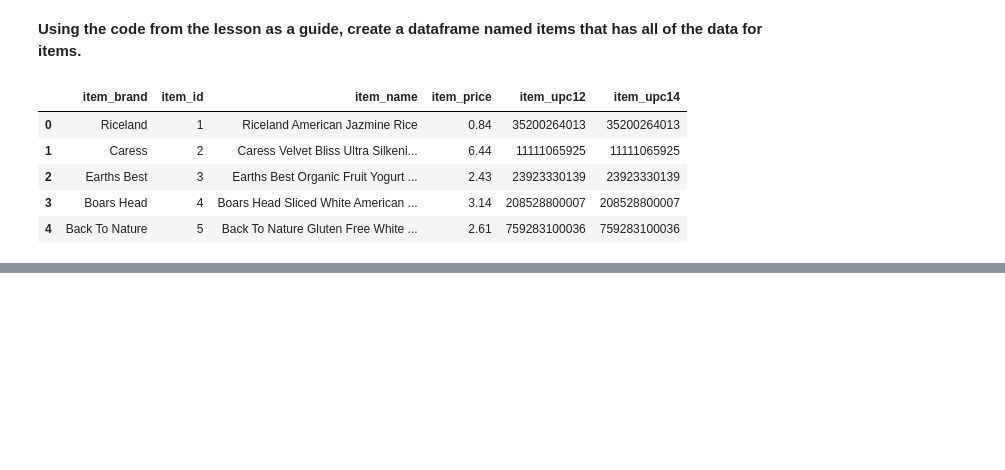
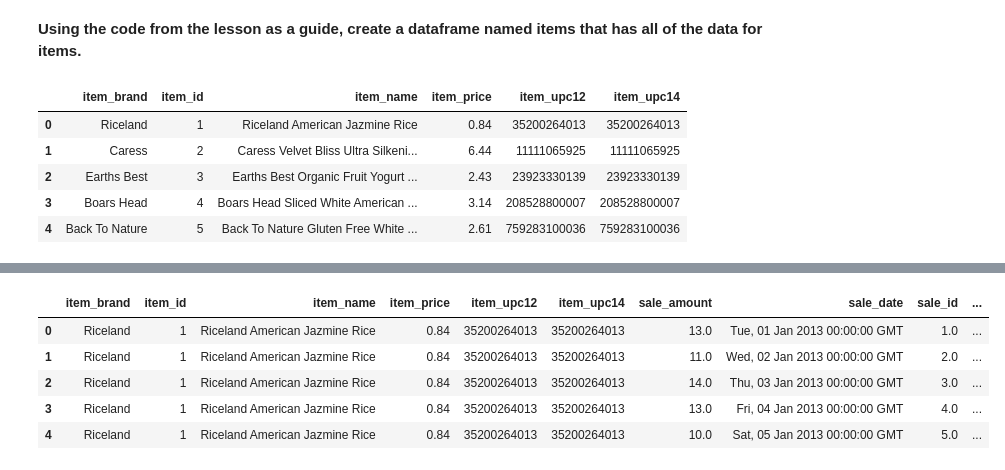
Before and after one commit to matt-c-knight/time-series-exercises, a Jupyter notebook: acquire.ipynb, the cells around one changed output, grey strips where cells are left out. Cells and saved outputs as stored; diff of their text form; code cells hidden in the pictures; blank space fills up the shorter version.

```diff
--- a/acquire.ipynb
+++ b/acquire.ipynb
@@ -51,0 +95,7 @@ items.head()
+# %%
+def new_payload_sales_data():
+    df = pd.DataFrame(data['payload']['sales'])
+    df.to_csv('new_sales_df.csv')
+    return df
+# %%
+sales = new_payload_sales_data()
@@ -51,0 +148,2 @@ items.head()
+# %%
+sales.rename(columns = {'item':'item_id'}, inplace = True)
@@ -51,0 +165,2 @@ items.head()
+# %%
+first_merge = pd.merge(items, sales, how ='outer', on ='item_id')
@@ -51,0 +187,9 @@ items.head()
+# %%
+first_merge.head()
+# %% [output]
+|  | item_brand | item_id | item_name | item_price | item_upc12 | item_upc14 | sale_amount | sale_date | sale_id | ... |
+| 0 | Riceland | 1 | Riceland American Jazmine Rice | 0.84 | 35200264013 | 35200264013 | 13.0 | Tue, 01 Jan 2013 00:00:00 GMT | 1.0 | ... |
+| 1 | Riceland | 1 | Riceland American Jazmine Rice | 0.84 | 35200264013 | 35200264013 | 11.0 | Wed, 02 Jan 2013 00:00:00 GMT | 2.0 | ... |
+| 2 | Riceland | 1 | Riceland American Jazmine Rice | 0.84 | 35200264013 | 35200264013 | 14.0 | Thu, 03 Jan 2013 00:00:00 GMT | 3.0 | ... |
+| 3 | Riceland | 1 | Riceland American Jazmine Rice | 0.84 | 35200264013 | 35200264013 | 13.0 | Fri, 04 Jan 2013 00:00:00 GMT | 4.0 | ... |
+| 4 | Riceland | 1 | Riceland American Jazmine Rice | 0.84 | 35200264013 | 35200264013 | 10.0 | Sat, 05 Jan 2013 00:00:00 GMT | 5.0 | ... |
```
Also changed, not shown: parts of 32 cells of this notebook, 4 other files.
